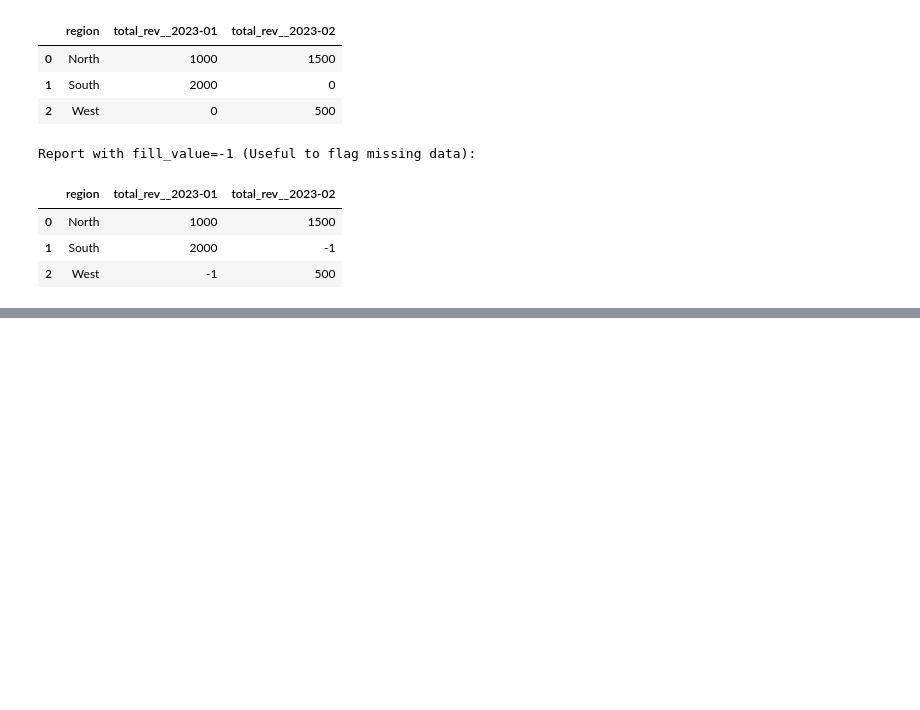
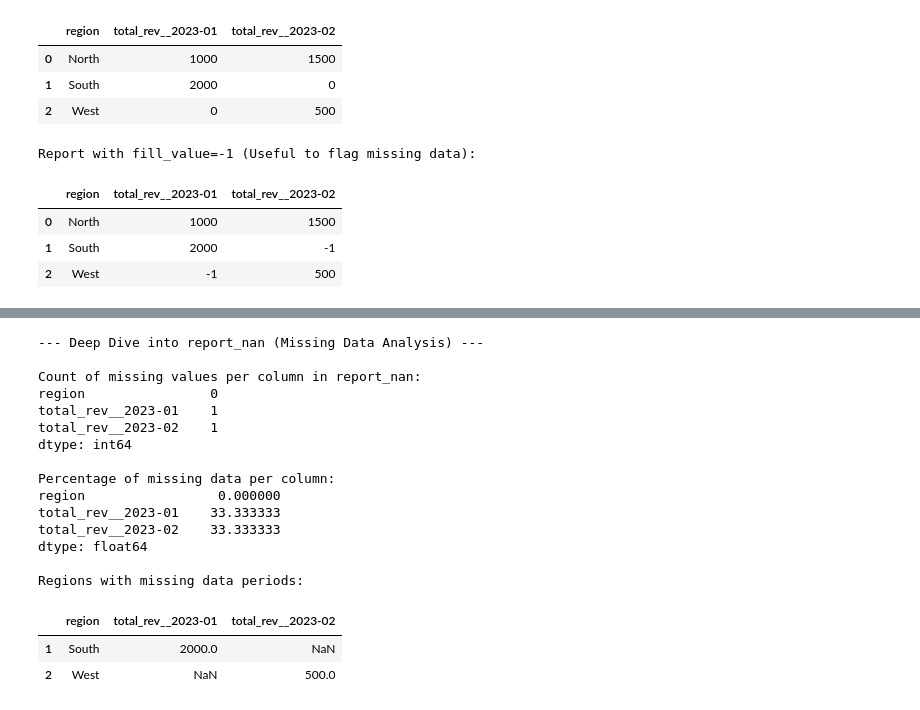
Before and after one commit to omarfarukcse/Machine-learning, a Jupyter notebook: Pandas_Practice.ipynb, the cells around one changed output, grey strips where cells are left out. Drawn from its saved outputs; the diff is of its cells as text; code cells hidden in the pictures; blank space fills up the shorter version.

```diff
--- a/Pandas_Practice.ipynb
+++ b/Pandas_Practice.ipynb
@@ -888,0 +929,39 @@ Report with fill_value=-1 (Useful to flag missing data):
+# %%
+print('--- Deep Dive into report_nan (Missing Data Analysis) ---\n')
+
+# 1. Check for null values in the pivoted report
+null_summary = report_nan.isnull().sum()
+
+print('Count of missing values per column in report_nan:')
+print(null_summary)
+
+# 2. Calculate percentage of missing data
+missing_pct = (report_nan.isnull().sum() / len(report_nan)) * 100
+
+print('\nPercentage of missing data per column:')
+print(missing_pct)
+
+# 3. Identify rows (regions) that have at least one NaN
+regions_with_gaps = report_nan[report_nan.isnull().any(axis=1)]
+
+print('\nRegions with missing data periods:')
+display(regions_with_gaps)
+# %% [output]
+--- Deep Dive into report_nan (Missing Data Analysis) ---
+
+Count of missing values per column in report_nan:
+region                0
+total_rev__2023-01    1
+total_rev__2023-02    1
+dtype: int64
+
+Percentage of missing data per column:
+region                 0.000000
+total_rev__2023-01    33.333333
+total_rev__2023-02    33.333333
+dtype: float64
+
+Regions with missing data periods:
+|  | region | total_rev__2023-01 | total_rev__2023-02 |
+| 1 | South | 2000.0 | NaN |
+| 2 | West | NaN | 500.0 |
```
Also changed, not shown: parts of 1 cell of this notebook.
